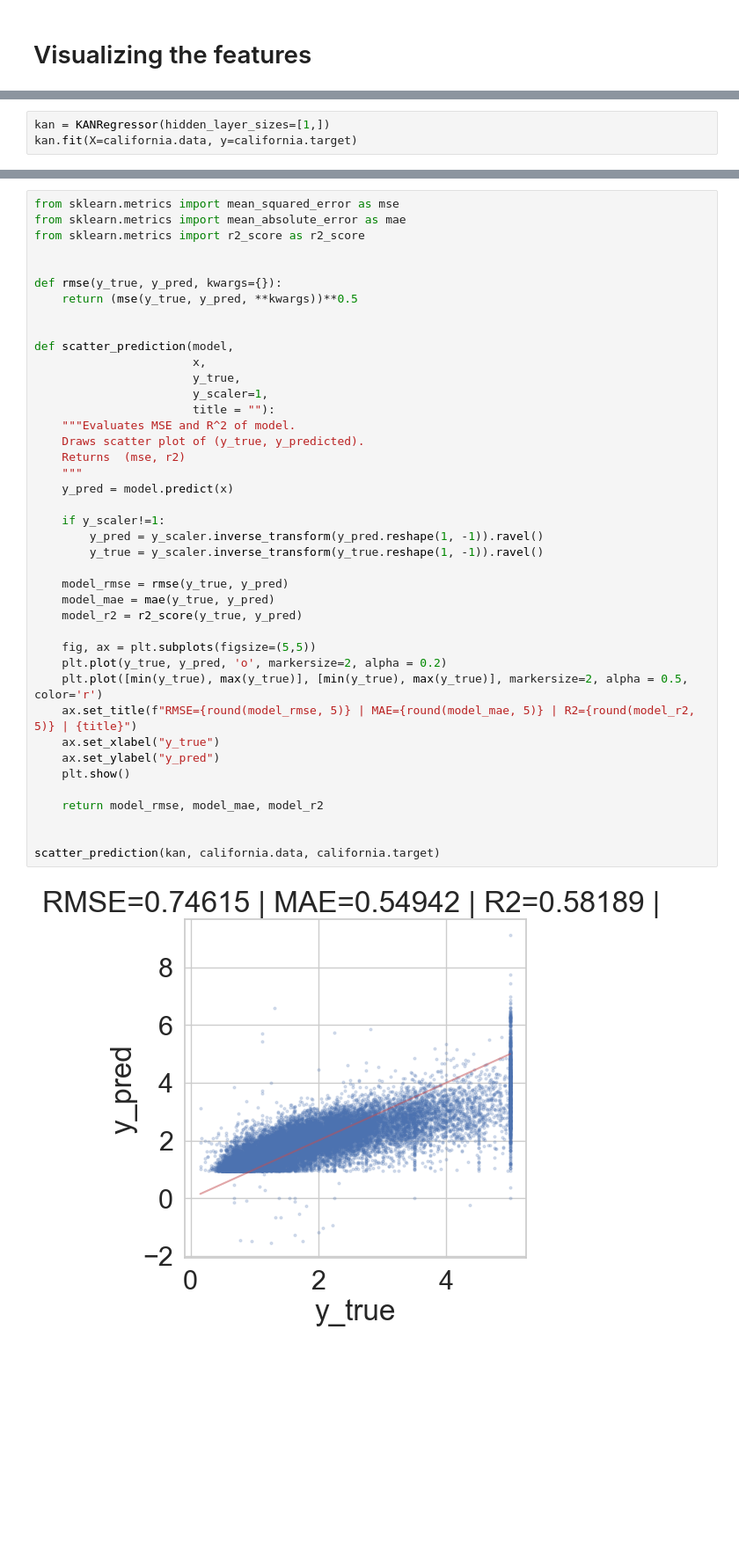
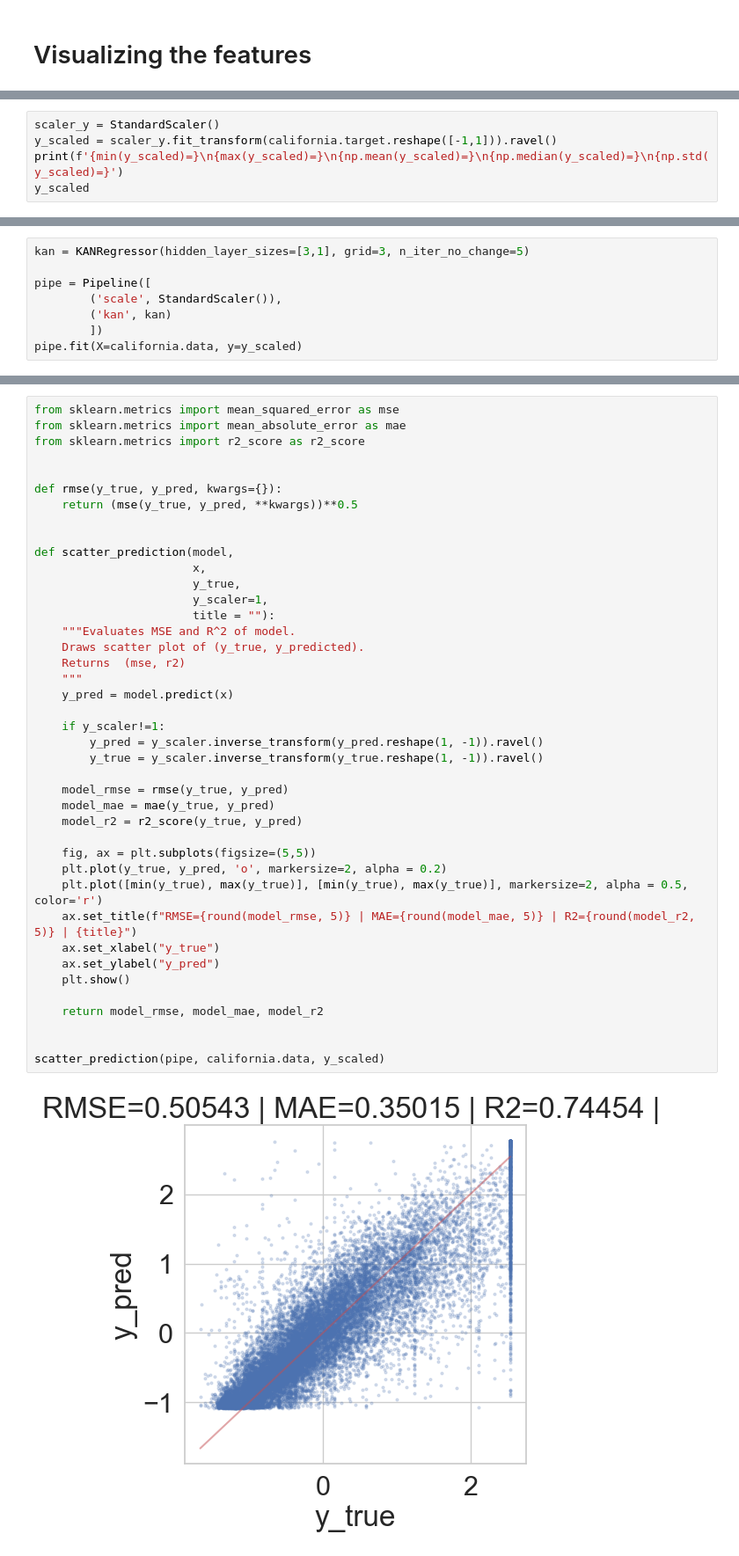
Before and after one commit to Gavr101/KAN_es, a Jupyter notebook: Housing_tasks/california-housing-dataset.ipynb, the cells around one changed output, grey strips where cells are left out. Shown at 88% size. Saved outputs shown, nothing was run; the diff lists cells and outputs as text; blank space fills up the shorter version.

```diff
--- a/Housing_tasks/california-housing-dataset.ipynb
+++ b/Housing_tasks/california-housing-dataset.ipynb
@@ -207,0 +129,5 @@ array([ 8.30140000e+00,  2.10000000e+01,  6.23813708e+00,  9.71880492e-01,
+# %%
+scaler_y = StandardScaler()
+y_scaled = scaler_y.fit_transform(california.target.reshape([-1,1])).ravel()
+print(f'{min(y_scaled)=}\n{max(y_scaled)=}\n{np.mean(y_scaled)=}\n{np.median(y_scaled)=}\n{np.std(y_scaled)=}')
+y_scaled
@@ -208,6 +142,11 @@ array([ 8.30140000e+00,  2.10000000e+01,  6.23813708e+00,  9.71880492e-01,
 # %%
-kan = KANRegressor(hidden_layer_sizes=[1,])
-kan.fit(X=california.data, y=california.target)
+kan = KANRegressor(hidden_layer_sizes=[3,1], grid=3, n_iter_no_change=5)
+
+pipe = Pipeline([
+        ('scale', StandardScaler()),
+        ('kan', kan)
+        ])
+pipe.fit(X=california.data, y=y_scaled)
 # %% [output]
 checkpoint directory created: ./model
 saving model version 0.0
@@ -227,32 +172,32 @@ def scatter_prediction(model,
                        x,
                        y_true,
                        y_scaler=1,
                        title = ""):
     """Evaluates MSE and R^2 of model.
     Draws scatter plot of (y_true, y_predicted).
     Returns  (mse, r2)
     """
     y_pred = model.predict(x)
 
     if y_scaler!=1:
         y_pred = y_scaler.inverse_transform(y_pred.reshape(1, -1)).ravel()
         y_true = y_scaler.inverse_transform(y_true.reshape(1, -1)).ravel()
 
     model_rmse = rmse(y_true, y_pred)
     model_mae = mae(y_true, y_pred)
     model_r2 = r2_score(y_true, y_pred)
 
     fig, ax = plt.subplots(figsize=(5,5))
     plt.plot(y_true, y_pred, 'o', markersize=2, alpha = 0.2)
     plt.plot([min(y_true), max(y_true)], [min(y_true), max(y_true)], markersize=2, alpha = 0.5, color='r')
     ax.set_title(f"RMSE={round(model_rmse, 5)} | MAE={round(model_mae, 5)} | R2={round(model_r2, 5)} | {title}")
     ax.set_xlabel("y_true")
     ax.set_ylabel("y_pred")
     plt.show()
 
     return model_rmse, model_mae, model_r2
 
 
-scatter_prediction(kan, california.data, california.target)
+scatter_prediction(pipe, california.data, y_scaled)
 # %% [output]
-[figure, old version]
+[figure, new version]
```
Also changed, not shown: parts of 27 cells of this notebook, 4 other files.
